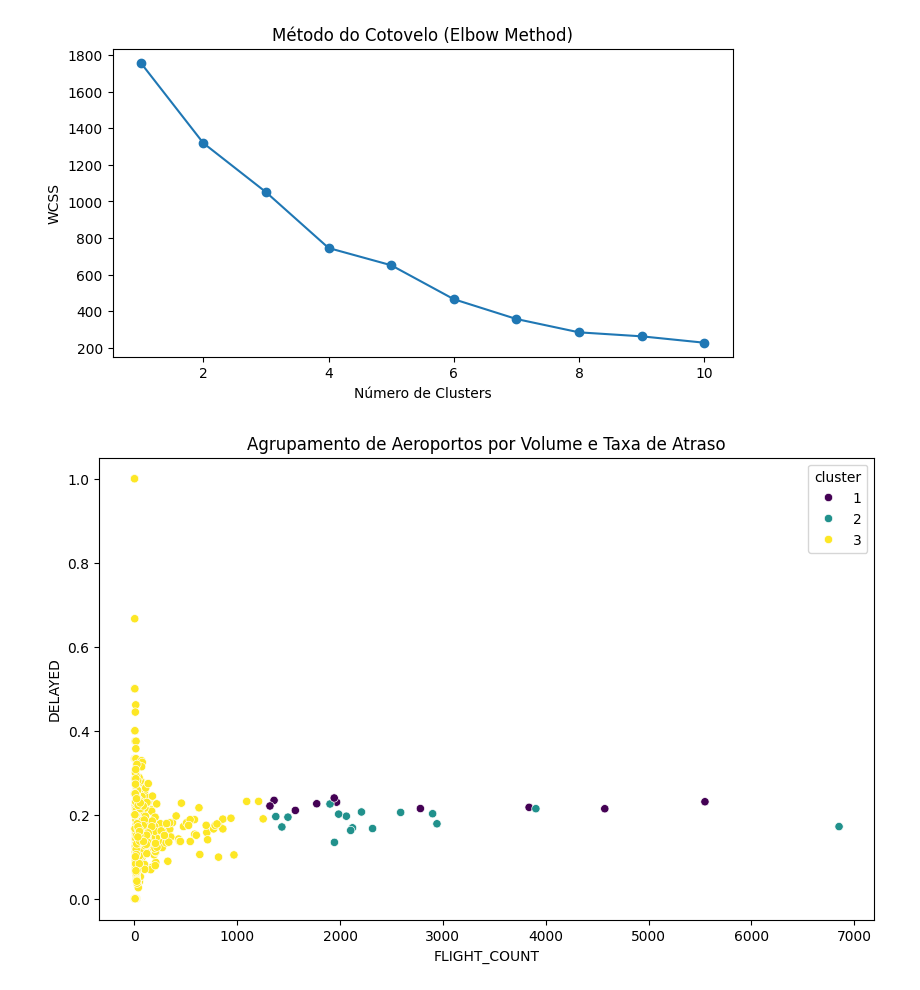
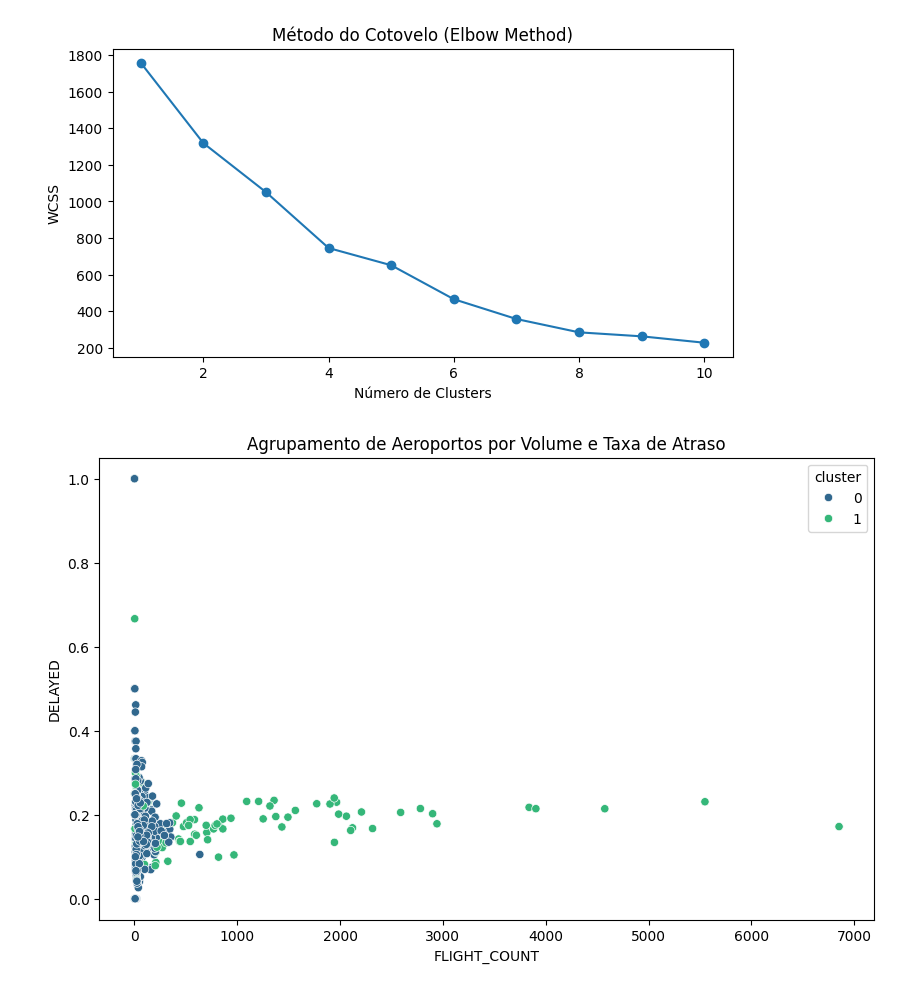
Before and after one commit to phperesdasilva/tech_challenge_3_ML, a Jupyter notebook: data_exploration.ipynb, the cells around one changed output. Cells and saved outputs as stored; diff of their text form; code cells hidden in the pictures.

```diff
--- a/data_exploration.ipynb
+++ b/data_exploration.ipynb
@@ -9,7 +9,6 @@ from sklearn.model_selection import train_test_split
 # %%
 df = pd.read_csv('database/flights.csv', low_memory=False)
 df['DELAYED'] = np.where(df['ARRIVAL_DELAY'] >= 15,1,0)
-df['PERIOD'] = np.where(df['ARRIVAL_DELAY'] >= 15,1,0)
 # %%
 cols = df.columns.tolist()
 df
@@ -464,13 +464,13 @@ plt.show()
 [figure]
 # %%
 # Aplicando K-Means com 4 clusters (exemplo)
-kmeans = KMeans(n_clusters=4, random_state=42)
+kmeans = KMeans(n_clusters=2, random_state=42)
 airport_stats['cluster'] = kmeans.fit_transform(airport_stats_scaled).argmax(axis=1) # Simplificação para atribuição
 
 # Visualização: Taxa de Atraso vs. Volume de Voos
 plt.figure(figsize=(10, 6))
 sns.scatterplot(data=airport_stats, x='FLIGHT_COUNT', y='DELAYED', hue='cluster', palette='viridis')
 plt.title('Agrupamento de Aeroportos por Volume e Taxa de Atraso')
 plt.show()
 # %% [output]
-[figure, old version]
+[figure, new version]
```
Also changed, not shown: parts of 6 cells of this notebook, 4 other files.
